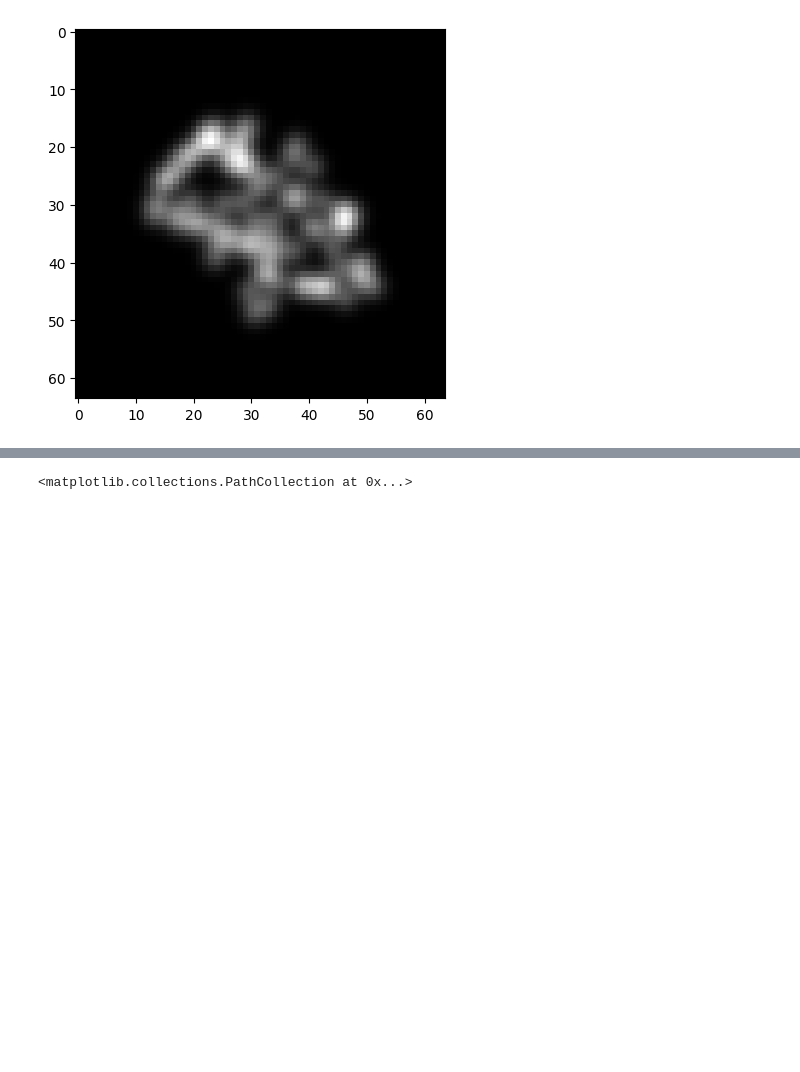
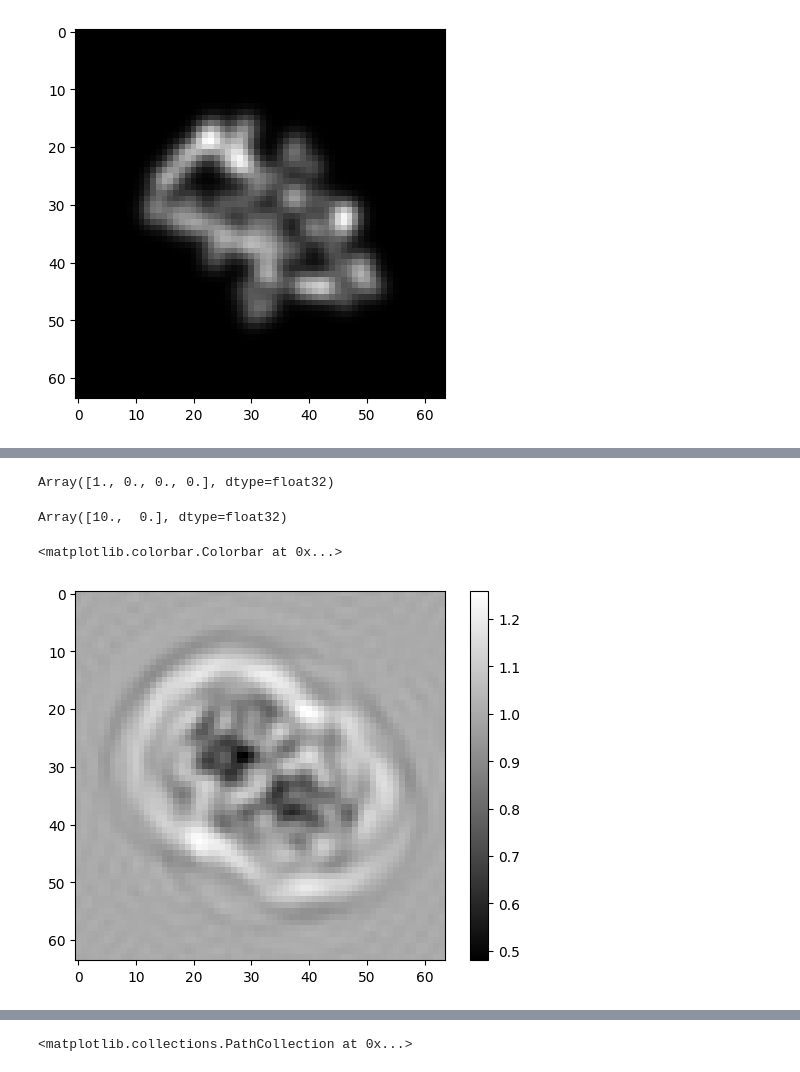
Before and after one commit to flatironinstitute/GOTO-SWAP, a Jupyter notebook: examples/cryojax_joint_optimization.ipynb, the cells around one changed output, grey strips where cells are left out. Cells and saved outputs as stored; diff of their text form; code cells hidden in the pictures; blank space fills up the shorter version.

```diff
--- a/examples/cryojax_joint_optimization.ipynb
+++ b/examples/cryojax_joint_optimization.ipynb
@@ -103,0 +233,20 @@ plt.colorbar()
+# %%
+cxs.QuaternionPose().from_rotation(SO3.from_matrix(jnp.eye(3))).wxyz
+# %% [output]
+Array([1., 0., 0., 0.], dtype=float32)
+# %%
+cxs.EulerAnglePose(offset_x_in_angstroms=10).offset_in_angstroms
+# %% [output]
+Array([10.,  0.], dtype=float32)
+# %%
+from cryojax.simulator import WeakPhaseScatteringTheory
+scattering_theory = WeakPhaseScatteringTheory(gaussian_integrator, transfer_theory)
+image_ref = scattering_theory.compute_intensity_spectrum(gaussian_volume, image_config)
+from cryojax.ndimage import irfftn
+
+# image_ref = image_ref.at[0,0].set(0.0)
+plt.imshow(irfftn(image_ref), cmap='gray')
+plt.colorbar()
+# %% [output]
+<matplotlib.colorbar.Colorbar at 0x...>
+[figure, added]
```
Also changed, not shown: parts of 18 cells of this notebook, 2 other files.
